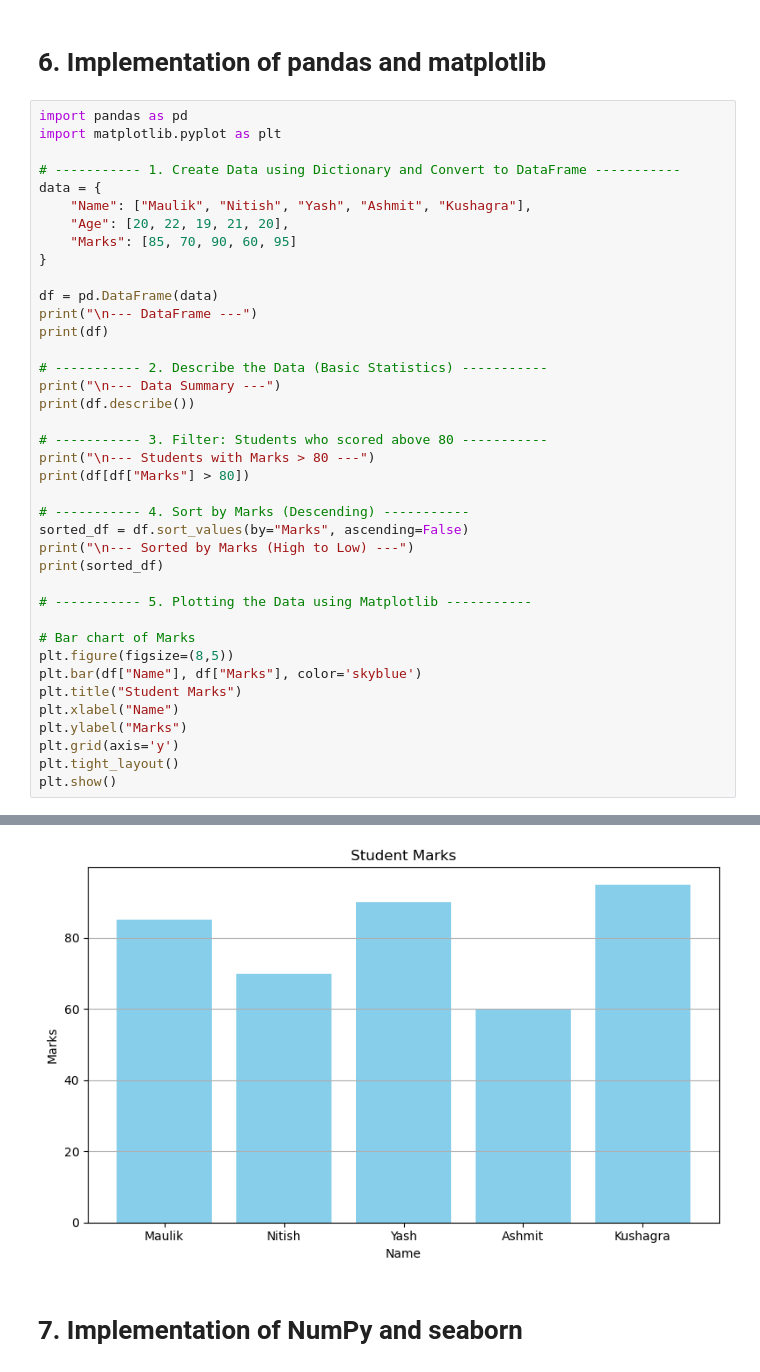
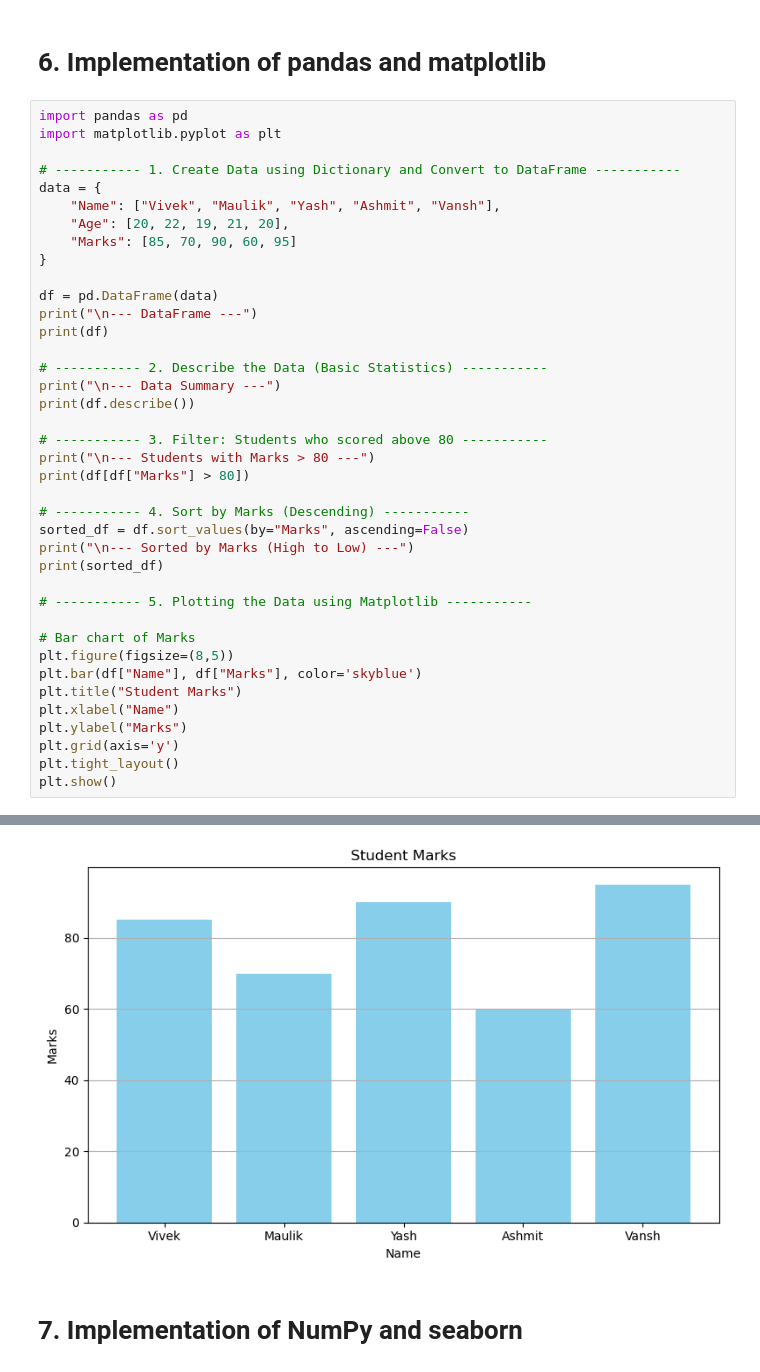
Before and after one commit to thenamakop/Python-Desktop, a Jupyter notebook: class/lab/lab_filee/VivekChaudhary_240694_CSE7.ipynb, the cells around one changed output, grey strips where cells are left out. Cells and saved outputs as stored; diff of their text form.

```diff
--- a/class/lab/lab_filee/VivekChaudhary_240694_CSE7.ipynb
+++ b/class/lab/lab_filee/VivekChaudhary_240694_CSE7.ipynb
@@ -637,7 +637,7 @@ import matplotlib.pyplot as plt
 
 # ----------- 1. Create Data using Dictionary and Convert to DataFrame -----------
 data = {
-    "Name": ["Maulik", "Nitish", "Yash", "Ashmit", "Kushagra"],
+    "Name": ["Vivek", "Maulik", "Yash", "Ashmit", "Vansh"],
     "Age": [20, 22, 19, 21, 20],
     "Marks": [85, 70, 90, 60, 95]
 }
@@ -691,4 +691,4 @@ mean   20.400000  80.00000
-[figure, old version]
+[figure, new version]
 # %% [markdown]
 # **7. Implementation of NumPy and seaborn**
 # %% [markdown]
```
Also changed, not shown: parts of 3 cells of this notebook, 1 other file.
